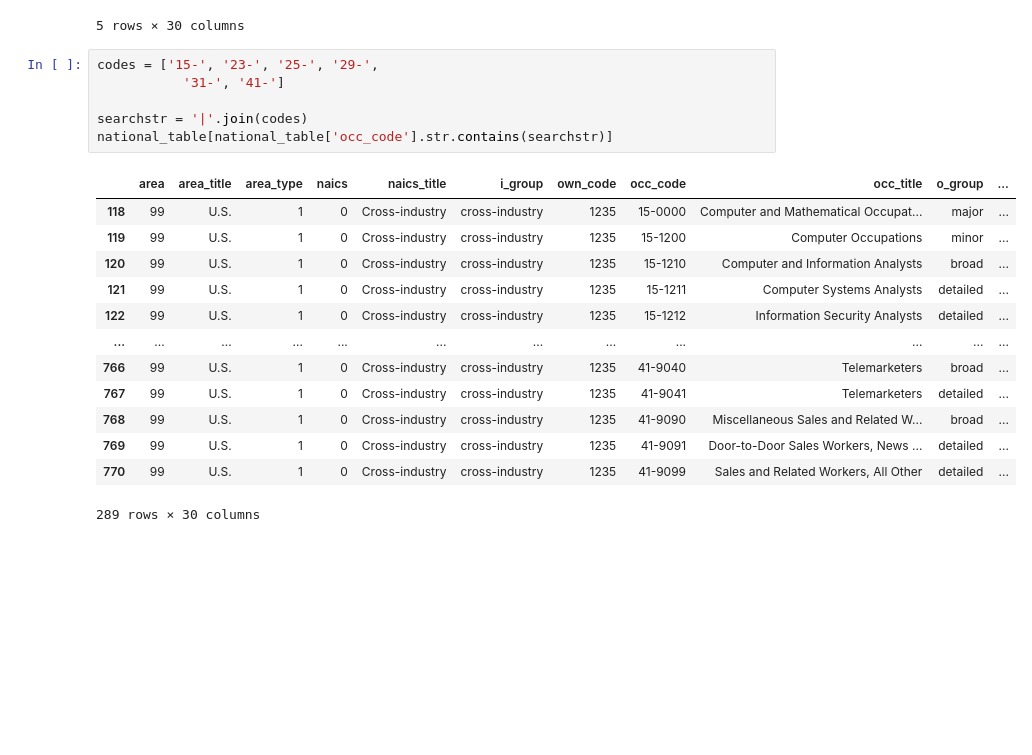
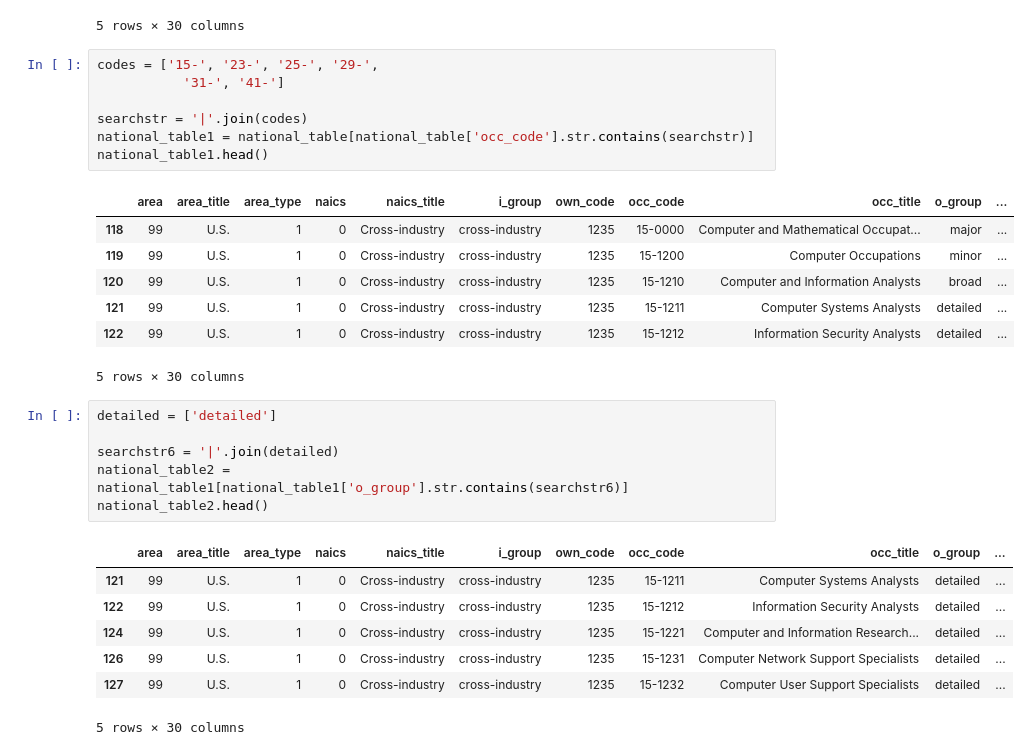
Before and after one commit to tah96/Career-Evaluation-Tool, a Jupyter notebook: geo_data_csvs/csv_cleaner.ipynb, the cells around one changed output. Cells and saved outputs as stored; diff of their text form; blank space fills up the shorter version.

Commit message:
national and state emp data cleaned:

```diff
--- a/geo_data_csvs/csv_cleaner.ipynb
+++ b/geo_data_csvs/csv_cleaner.ipynb
@@ -247,20 +194,29 @@ national_table.head()
 # %%
 codes = ['15-', '23-', '25-', '29-',
            '31-', '41-']
 
 searchstr = '|'.join(codes)
-national_table[national_table['occ_code'].str.contains(searchstr)]
+national_table1 = national_table[national_table['occ_code'].str.contains(searchstr)]
+national_table1.head()
 # %% [output]
 |  | area | area_title | area_type | naics | naics_title | i_group | own_code | occ_code | occ_title | o_group | ... |
 | 118 | 99 | U.S. | 1 | 0 | Cross-industry | cross-industry | 1235 | 15-0000 | Computer and Mathematical Occupat... | major | ... |
 | 119 | 99 | U.S. | 1 | 0 | Cross-industry | cross-industry | 1235 | 15-1200 | Computer Occupations | minor | ... |
 | 120 | 99 | U.S. | 1 | 0 | Cross-industry | cross-industry | 1235 | 15-1210 | Computer and Information Analysts | broad | ... |
 | 121 | 99 | U.S. | 1 | 0 | Cross-industry | cross-industry | 1235 | 15-1211 | Computer Systems Analysts | detailed | ... |
 | 122 | 99 | U.S. | 1 | 0 | Cross-industry | cross-industry | 1235 | 15-1212 | Information Security Analysts | detailed | ... |
-| ... | ... | ... | ... | ... | ... | ... | ... | ... | ... | ... | ... |
-| 766 | 99 | U.S. | 1 | 0 | Cross-industry | cross-industry | 1235 | 41-9040 | Telemarketers | broad | ... |
-| 767 | 99 | U.S. | 1 | 0 | Cross-industry | cross-industry | 1235 | 41-9041 | Telemarketers | detailed | ... |
-| 768 | 99 | U.S. | 1 | 0 | Cross-industry | cross-industry | 1235 | 41-9090 | Miscellaneous Sales and Related W... | broad | ... |
-| 769 | 99 | U.S. | 1 | 0 | Cross-industry | cross-industry | 1235 | 41-9091 | Door-to-Door Sales Workers, News ... | detailed | ... |
-| 770 | 99 | U.S. | 1 | 0 | Cross-industry | cross-industry | 1235 | 41-9099 | Sales and Related Workers, All Other | detailed | ... |
-289 rows × 30 columns
+5 rows × 30 columns
+# %%
+detailed = ['detailed']
+
+searchstr6 = '|'.join(detailed)
+national_table2 = national_table1[national_table1['o_group'].str.contains(searchstr6)]
+national_table2.head()
+# %% [output]
+|  | area | area_title | area_type | naics | naics_title | i_group | own_code | occ_code | occ_title | o_group | ... |
+| 121 | 99 | U.S. | 1 | 0 | Cross-industry | cross-industry | 1235 | 15-1211 | Computer Systems Analysts | detailed | ... |
+| 122 | 99 | U.S. | 1 | 0 | Cross-industry | cross-industry | 1235 | 15-1212 | Information Security Analysts | detailed | ... |
+| 124 | 99 | U.S. | 1 | 0 | Cross-industry | cross-industry | 1235 | 15-1221 | Computer and Information Research... | detailed | ... |
+| 126 | 99 | U.S. | 1 | 0 | Cross-industry | cross-industry | 1235 | 15-1231 | Computer Network Support Specialists | detailed | ... |
+| 127 | 99 | U.S. | 1 | 0 | Cross-industry | cross-industry | 1235 | 15-1232 | Computer User Support Specialists | detailed | ... |
+5 rows × 30 columns
```
Also changed, not shown: parts of 19 cells of this notebook, 4 other files.
